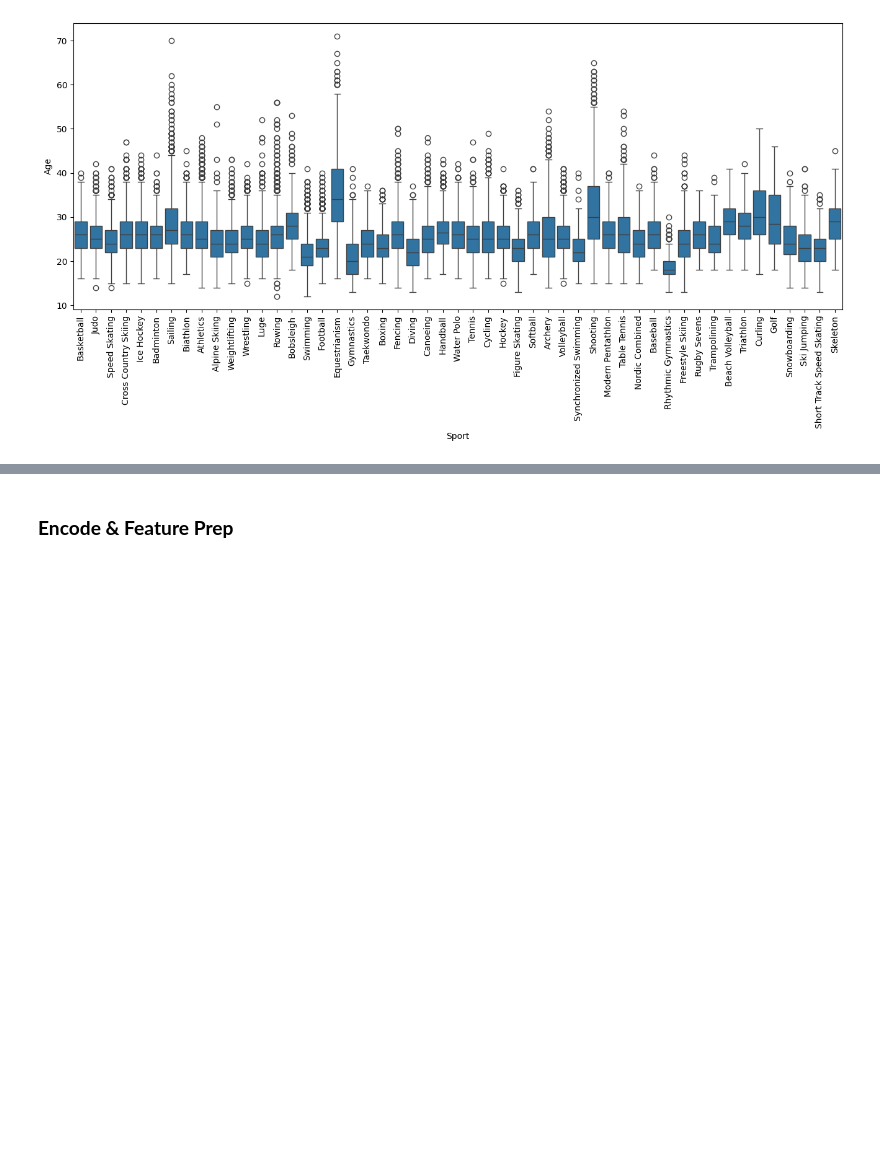
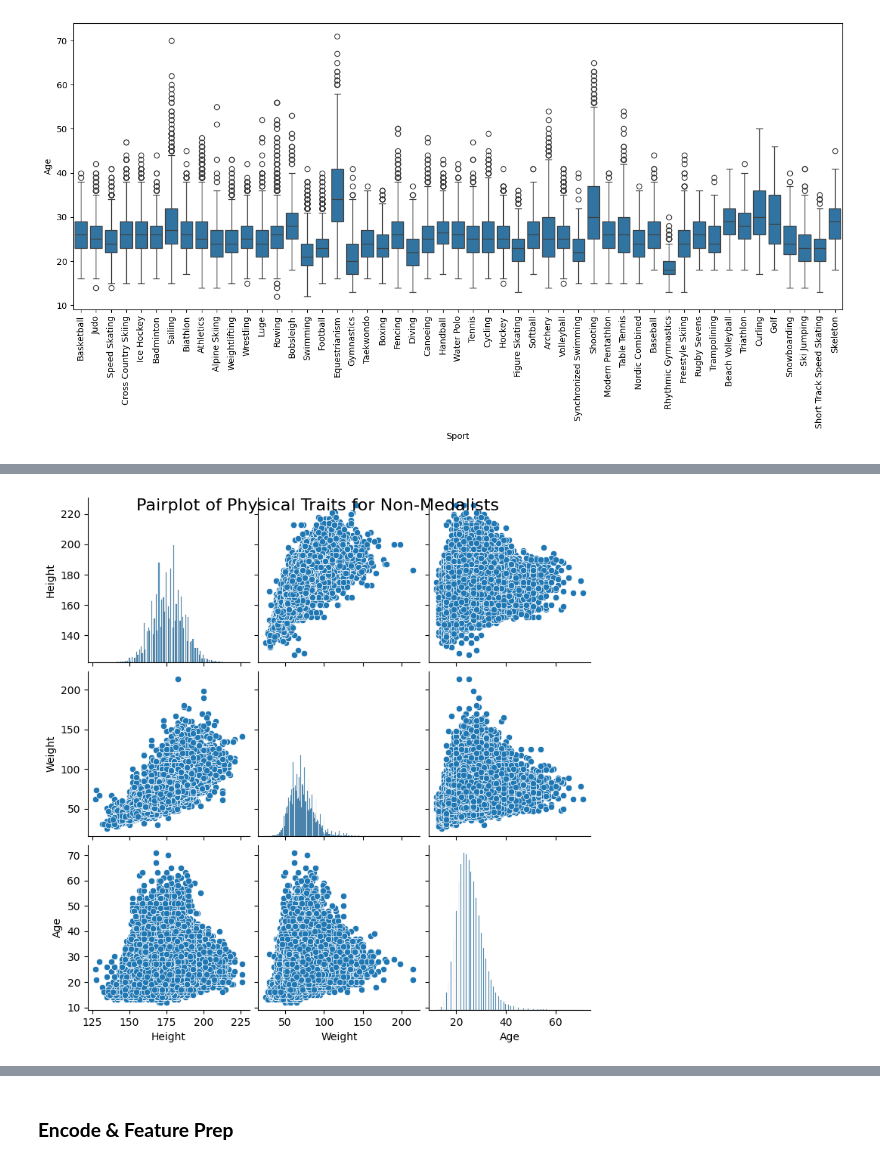
Before and after one commit to SophiaKim100/NDSRP, a Jupyter notebook: Olympic_Events.ipynb, the cells around one changed output, grey strips where cells are left out. Cells and saved outputs as stored; diff of their text form; code cells hidden in the pictures; blank space fills up the shorter version.

```diff
--- a/Olympic_Events.ipynb
+++ b/Olympic_Events.ipynb
@@ -132,0 +141,6 @@ plt.show()
+# %%
+sns.pairplot(non_medalists_df[['Height', 'Weight', 'Age']], palette='Blues', diag_kind='hist')
+plt.suptitle("Pairplot of Physical Traits for Non-Medalists", fontsize=16)
+plt.show()
+# %% [output]
+[figure, added]
```
Also changed, not shown: parts of 12 cells of this notebook.
